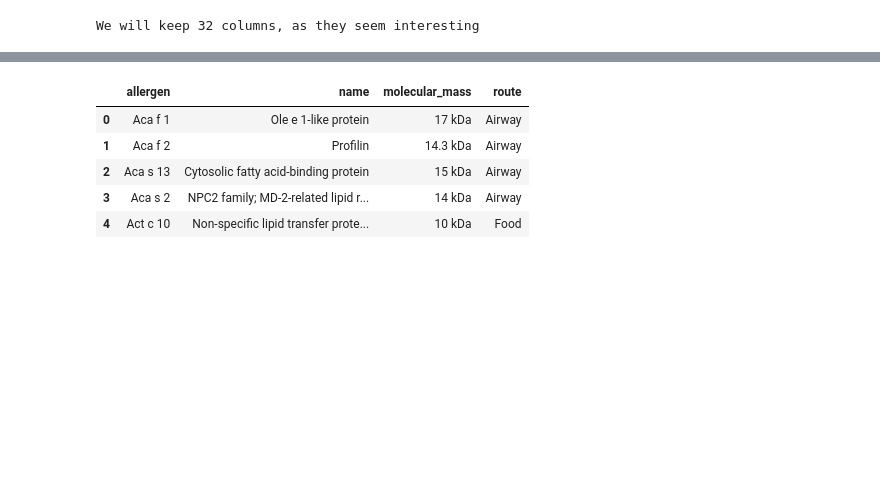
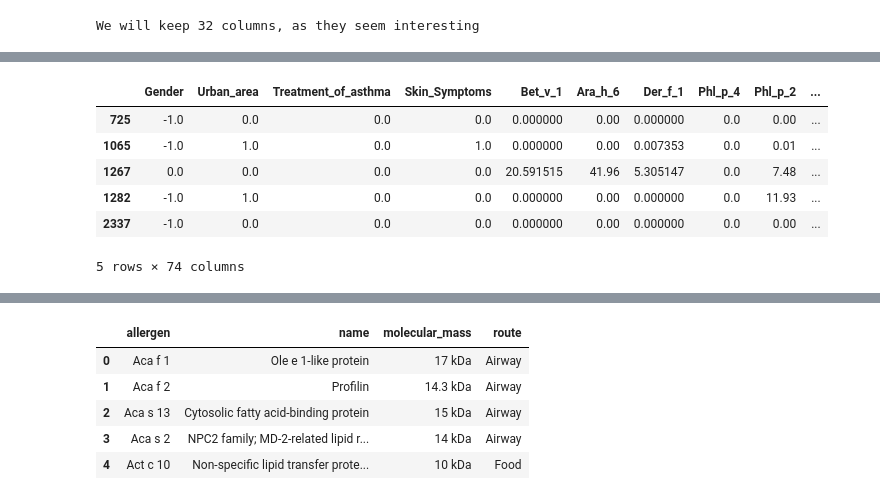
Before and after one commit to IngeaJeanOlivier/Allergies, a Jupyter notebook: notebooks/nb_jean_olivier.ipynb, the cells around one changed output, grey strips where cells are left out. Cells and saved outputs as stored; diff of their text form; code cells hidden in the pictures; blank space fills up the shorter version.

```diff
--- a/notebooks/nb_jean_olivier.ipynb
+++ b/notebooks/nb_jean_olivier.ipynb
@@ -282,4 +282,14 @@ scaler.set_output(transform="pandas")
 # Transformation autant pour X_train que pour X_test :
 X_train = scaler.fit_transform(X_train)
 X_test = scaler.fit_transform(X_test)
+# %%
+X_train.head()
+# %% [output]
+|  | Gender | Urban_area | Treatment_of_asthma | Skin_Symptoms | Bet_v_1 | Ara_h_6 | Der_f_1 | Phl_p_4 | Phl_p_2 | ... |
+| 725 | -1.0 | 0.0 | 0.0 | 0.0 | 0.000000 | 0.00 | 0.000000 | 0.0 | 0.00 | ... |
+| 1065 | -1.0 | 1.0 | 0.0 | 1.0 | 0.000000 | 0.00 | 0.007353 | 0.0 | 0.01 | ... |
+| 1267 | 0.0 | 0.0 | 0.0 | 0.0 | 20.591515 | 41.96 | 5.305147 | 0.0 | 7.48 | ... |
+| 1282 | -1.0 | 1.0 | 0.0 | 0.0 | 0.000000 | 0.00 | 0.000000 | 0.0 | 11.93 | ... |
+| 2337 | -1.0 | 0.0 | 0.0 | 0.0 | 0.000000 | 0.00 | 0.000000 | 0.0 | 0.00 | ... |
+5 rows × 74 columns
 # %%
```
Also changed, not shown: parts of 11 cells of this notebook.
